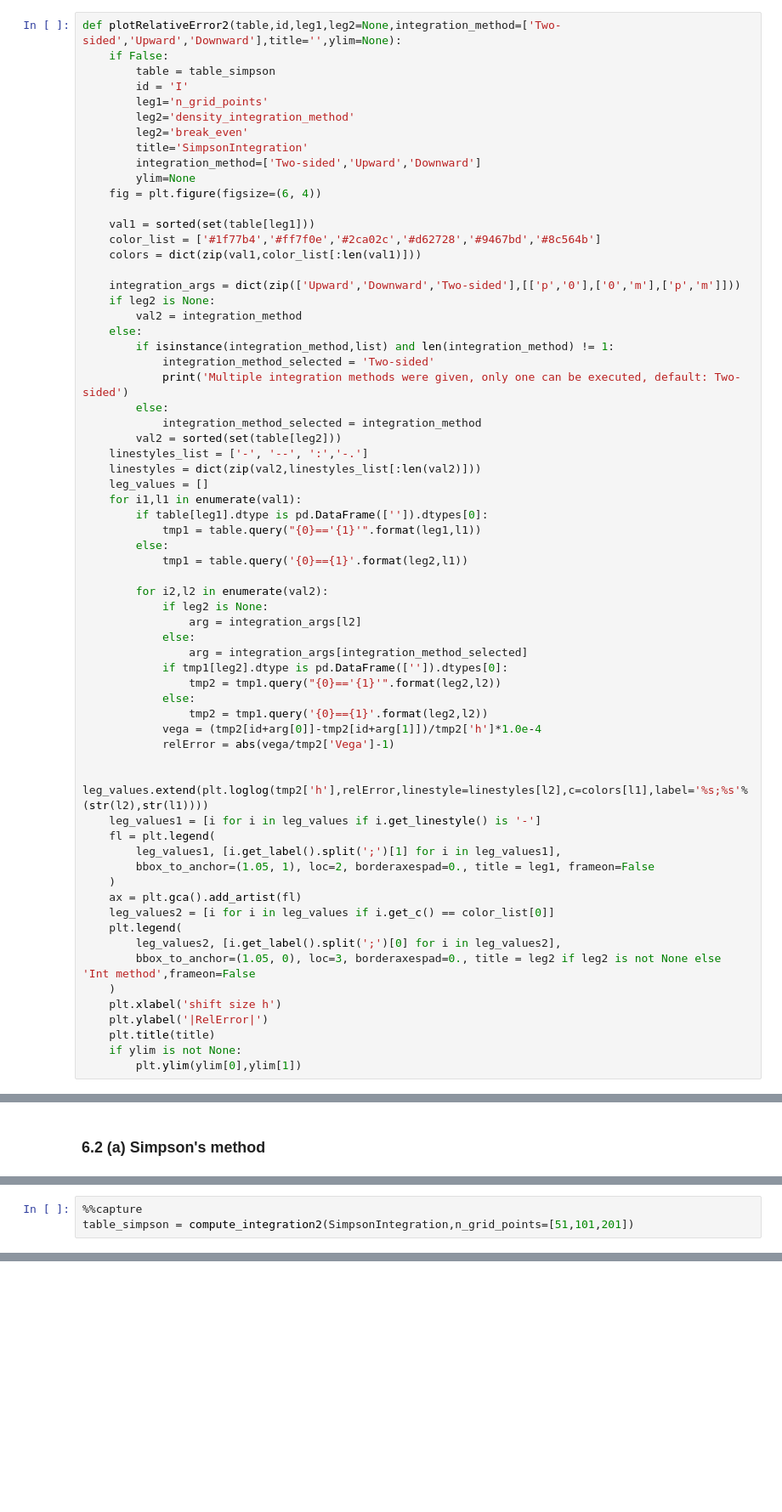
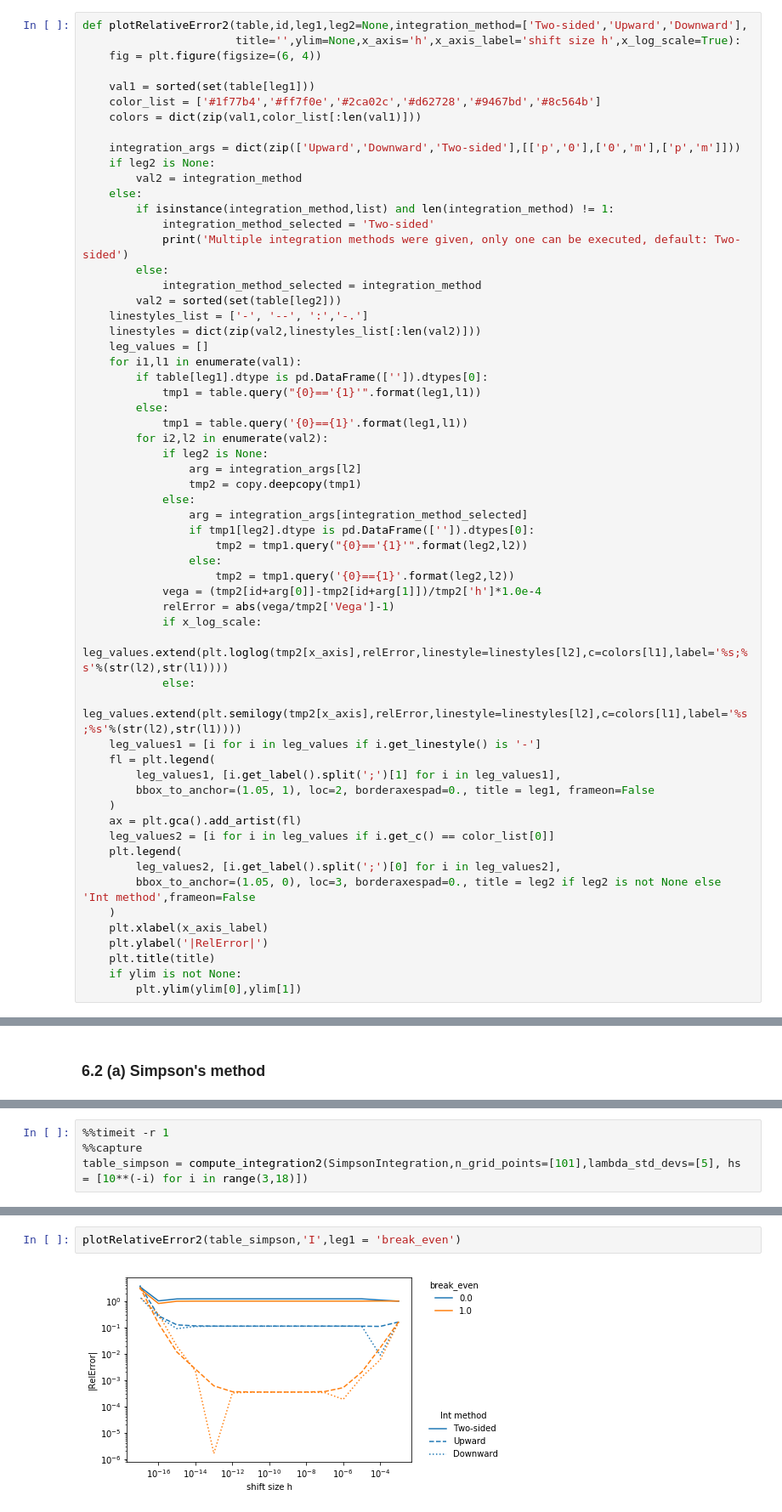
Before and after one commit to sschlenkrich/QuantLibPython, a Jupyter notebook: hom62.ipynb, the cells around one changed output, grey strips where cells are left out. Shown at 85% size. Saved outputs shown, nothing was run; the diff lists cells and outputs as text; blank space fills up the shorter version.

```diff
--- a/hom62.ipynb
+++ b/hom62.ipynb
@@ -191,16 +217,8 @@ def plotRelativeError(table,id,title=''):
     plt.ylim(1.0e-11,10.0)
     plt.legend()
 # %%
-def plotRelativeError2(table,id,leg1,leg2=None,integration_method=['Two-sided','Upward','Downward'],title='',ylim=None):
-    if False:
-        table = table_simpson
-        id = 'I'
-        leg1='n_grid_points'
-        leg2='density_integration_method'
-        leg2='break_even'
-        title='SimpsonIntegration'
-        integration_method=['Two-sided','Upward','Downward']
-        ylim=None
+def plotRelativeError2(table,id,leg1,leg2=None,integration_method=['Two-sided','Upward','Downward'],
+                       title='',ylim=None,x_axis='h',x_axis_label='shift size h',x_log_scale=True):
     fig = plt.figure(figsize=(6, 4))
 
     val1 = sorted(set(table[leg1]))
@@ -224,21 +242,23 @@ def plotRelativeError2(table,id,leg1,leg2=None,integration_method=['Two-sided','
         if table[leg1].dtype is pd.DataFrame(['']).dtypes[0]:
             tmp1 = table.query("{0}=='{1}'".format(leg1,l1))
         else:
-            tmp1 = table.query('{0}=={1}'.format(leg2,l1))
-
+            tmp1 = table.query('{0}=={1}'.format(leg1,l1))
         for i2,l2 in enumerate(val2):
             if leg2 is None:
                 arg = integration_args[l2]
+                tmp2 = copy.deepcopy(tmp1)
             else:
                 arg = integration_args[integration_method_selected]
-            if tmp1[leg2].dtype is pd.DataFrame(['']).dtypes[0]:
-                tmp2 = tmp1.query("{0}=='{1}'".format(leg2,l2))
-            else:
-                tmp2 = tmp1.query('{0}=={1}'.format(leg2,l2))
+                if tmp1[leg2].dtype is pd.DataFrame(['']).dtypes[0]:
+                    tmp2 = tmp1.query("{0}=='{1}'".format(leg2,l2))
+                else:
+                    tmp2 = tmp1.query('{0}=={1}'.format(leg2,l2))
             vega = (tmp2[id+arg[0]]-tmp2[id+arg[1]])/tmp2['h']*1.0e-4
             relError = abs(vega/tmp2['Vega']-1)
-
-            leg_values.extend(plt.loglog(tmp2['h'],relError,linestyle=linestyles[l2],c=colors[l1],label='%s;%s'%(str(l2),str(l1))))
+            if x_log_scale:
+                leg_values.extend(plt.loglog(tmp2[x_axis],relError,linestyle=linestyles[l2],c=colors[l1],label='%s;%s'%(str(l2),str(l1))))
+            else:
+                leg_values.extend(plt.semilogy(tmp2[x_axis],relError,linestyle=linestyles[l2],c=colors[l1],label='%s;%s'%(str(l2),str(l1))))
     leg_values1 = [i for i in leg_values if i.get_linestyle() is '-']
     fl = plt.legend(
         leg_values1, [i.get_label().split(';')[1] for i in leg_values1],
@@ -250,7 +270,7 @@ def plotRelativeError2(table,id,leg1,leg2=None,integration_method=['Two-sided','
         leg_values2, [i.get_label().split(';')[0] for i in leg_values2],
         bbox_to_anchor=(1.05, 0), loc=3, borderaxespad=0., title = leg2 if leg2 is not None else 'Int method',frameon=False
     )
-    plt.xlabel('shift size h')
+    plt.xlabel(x_axis_label)
     plt.ylabel('|RelError|')
     plt.title(title)
     if ylim is not None:
@@ -273,3 +291,4 @@ plotRelativeError(table1,'I')
 # %%
+%%timeit -r 1
 %%capture
-table_simpson = compute_integration2(SimpsonIntegration,n_grid_points=[51,101,201])
+table_simpson = compute_integration2(SimpsonIntegration,n_grid_points=[101],lambda_std_devs=[5], hs = [10**(-i) for i in range(3,18)])
@@ -275,0 +297,4 @@ table_simpson = compute_integration2(SimpsonIntegration,n_grid_points=[51,101,20
+# %%
+plotRelativeError2(table_simpson,'I',leg1 = 'break_even')
+# %% [output]
+[figure, added]
```
Also changed, not shown: parts of 56 cells of this notebook.
